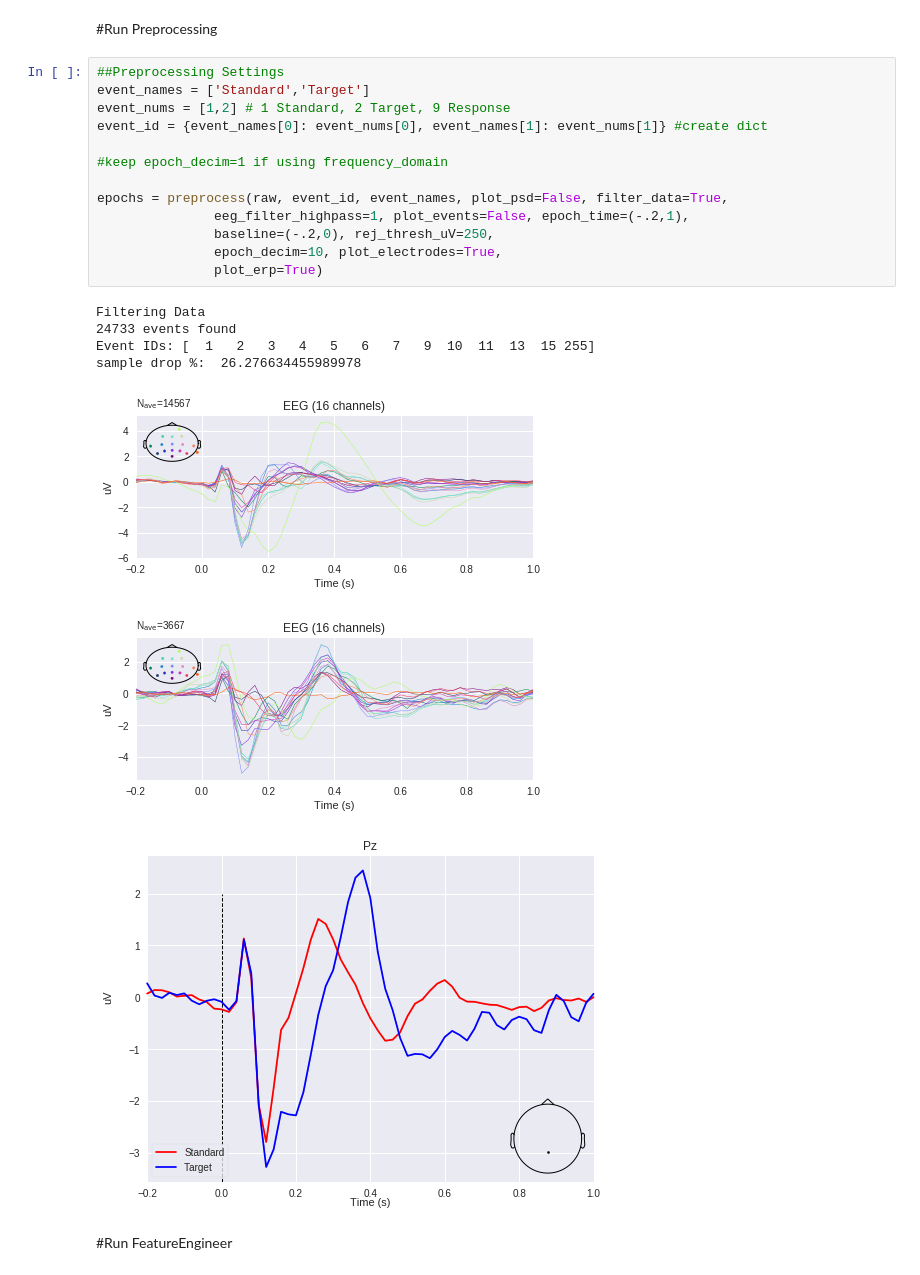
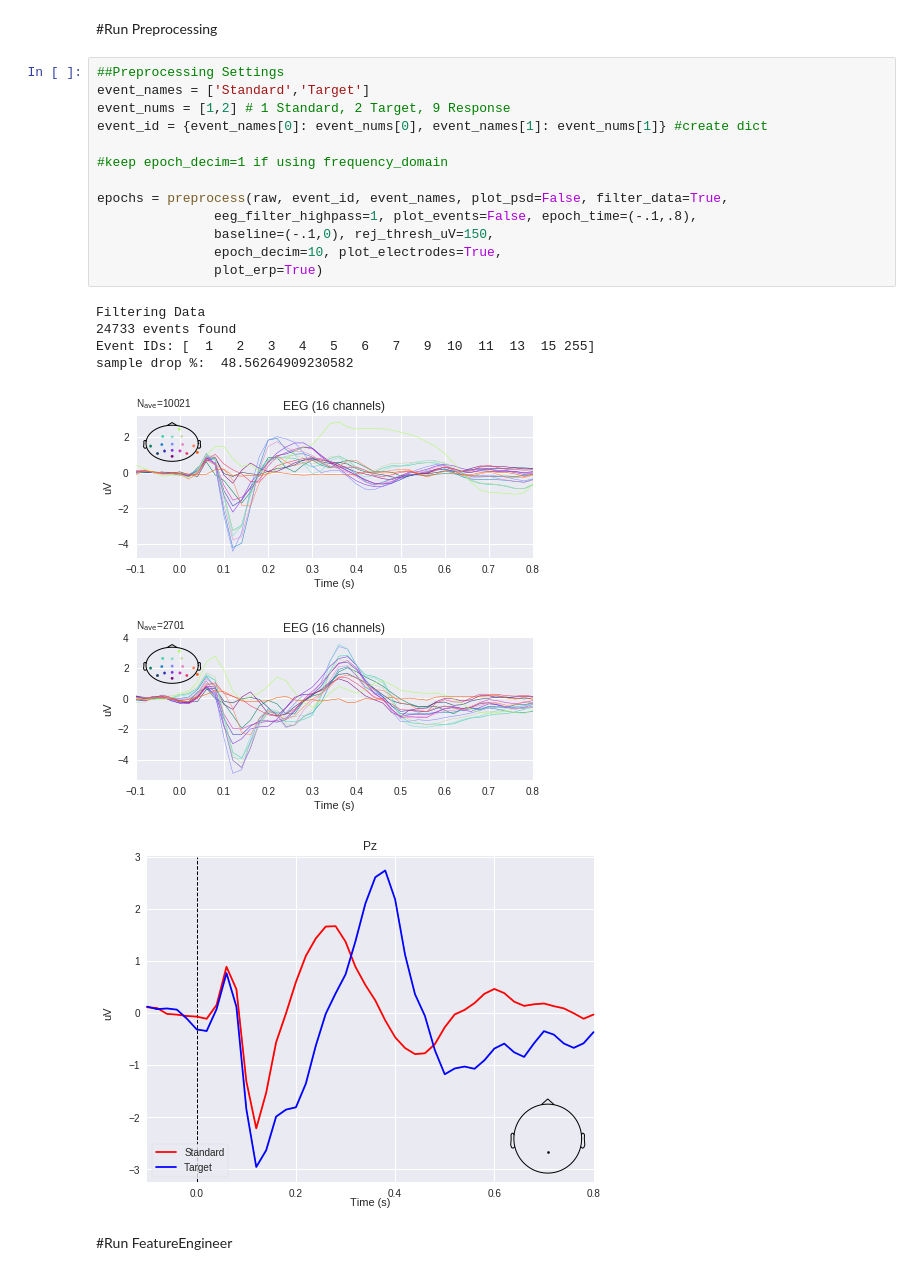
Before and after one commit to kylemath/DeepEEG, a Jupyter notebook: notebooks/DeepEEG.ipynb, the cells around one changed output. Cells and saved outputs as stored; diff of their text form.

```diff
--- a/notebooks/DeepEEG.ipynb
+++ b/notebooks/DeepEEG.ipynb
@@ -490,24 +472,24 @@ Reading 0 ... 1015009  =      0.000 ...  2030.018 secs...
 # %%
 ##Preprocessing Settings
 event_names = ['Standard','Target']
 event_nums = [1,2] # 1 Standard, 2 Target, 9 Response
 event_id = {event_names[0]: event_nums[0], event_names[1]: event_nums[1]} #create dict
 
 #keep epoch_decim=1 if using frequency_domain
 
 epochs = preprocess(raw, event_id, event_names, plot_psd=False, filter_data=True,
-               eeg_filter_highpass=1, plot_events=False, epoch_time=(-.2,1),
-               baseline=(-.2,0), rej_thresh_uV=250,
+               eeg_filter_highpass=1, plot_events=False, epoch_time=(-.1,.8),
+               baseline=(-.1,0), rej_thresh_uV=150,
                epoch_decim=10, plot_electrodes=True,
                plot_erp=True)
 # %% [output]
 Filtering Data
 24733 events found
 Event IDs: [  1   2   3   4   5   6   7   9  10  11  13  15 255]
-sample drop %:  26.276634455989978
+sample drop %:  48.56264909230582
-[figure, old version]
+[figure, new version]
-[figure, old version]
+[figure, new version]
-[figure, old version]
+[figure, new version]
 # %% [markdown]
 #Run FeatureEngineer
 # %%
```
Also changed, not shown: parts of 5 cells of this notebook.
